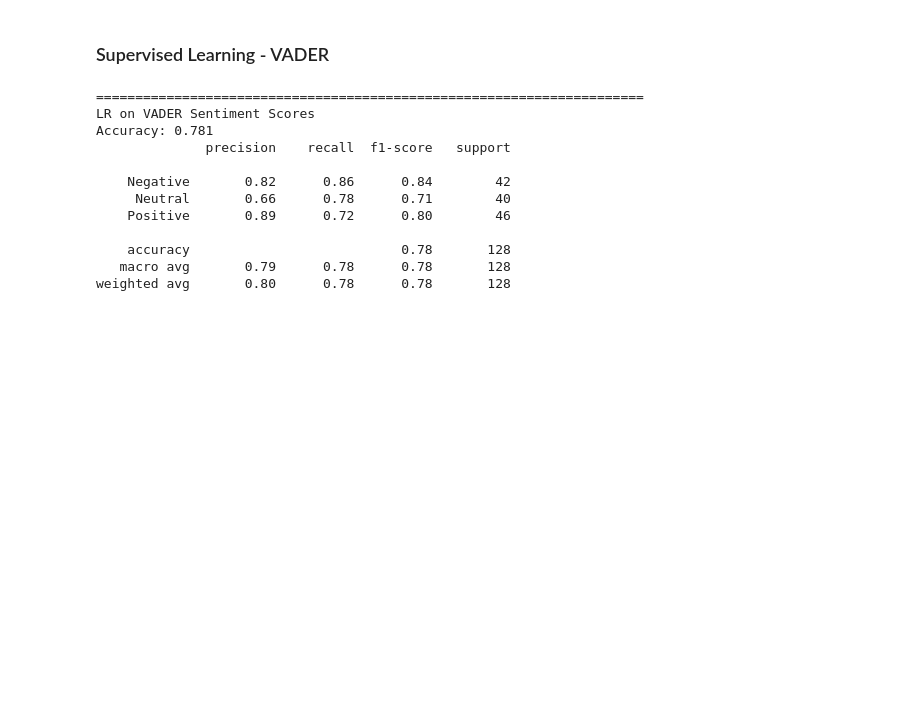
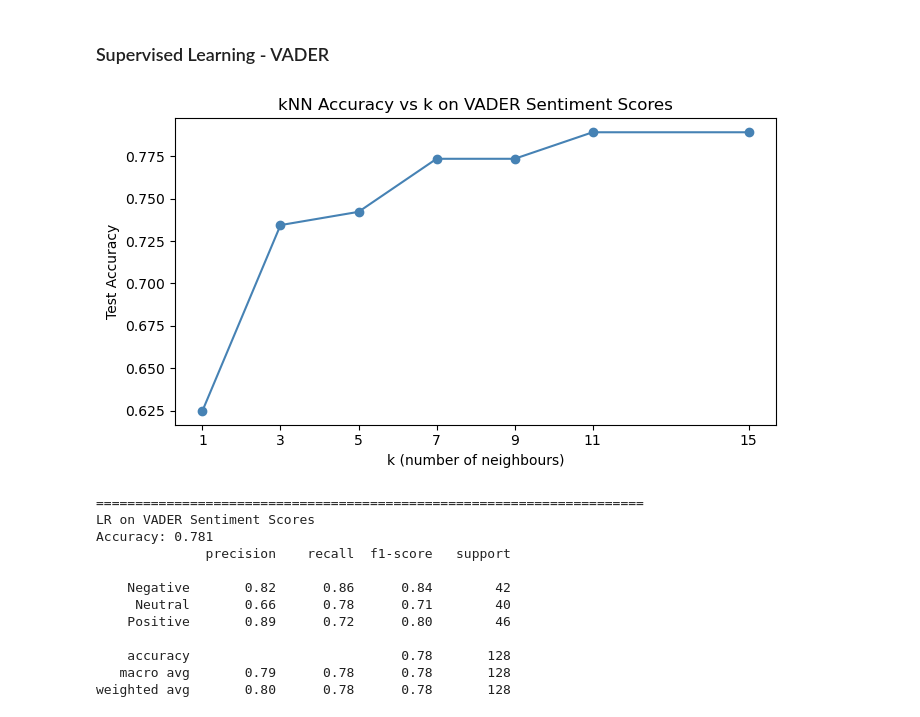
Before and after one commit to avamwilliams/105final, a Jupyter notebook: main.ipynb, the cells around one changed output. Drawn from its saved outputs; the diff is of its cells as text; code cells hidden in the pictures; blank space fills up the shorter version.

```diff
--- a/main.ipynb
+++ b/main.ipynb
@@ -838,3 +881,26 @@ df['rating'] = df['compound'].apply(lambda c: 'Positive' if c >= 0.05 else ('Neg
 # %% [markdown]
 ### Supervised Learning - VADER
+# %%
+#finding the best k on vader sentiment scores
+X_tr, X_te, y_tr, y_te = train_test_split(
+    X_vader, y_sentiment, test_size=0.2, random_state=RANDOM_STATE, stratify=y_sentiment
+)
+
+k_values = [1, 3, 5, 7, 9, 11, 15]
+k_accs   = []
+for k in k_values:
+    knn = KNeighborsClassifier(n_neighbors=k, metric="cosine")
+    knn.fit(X_tr, y_tr)
+    k_accs.append(accuracy_score(y_te, knn.predict(X_te)))
+
+plt.figure(figsize=(7, 4))
+plt.plot(k_values, k_accs, marker="o", color="steelblue")
+plt.xlabel("k (number of neighbours)")
+plt.ylabel("Test Accuracy")
+plt.title("kNN Accuracy vs k on VADER Sentiment Scores")
+plt.xticks(k_values)
+plt.tight_layout()
+plt.show()
+# %% [output]
+[figure, added]
 # %%
```
Also changed, not shown: parts of 9 cells of this notebook.
